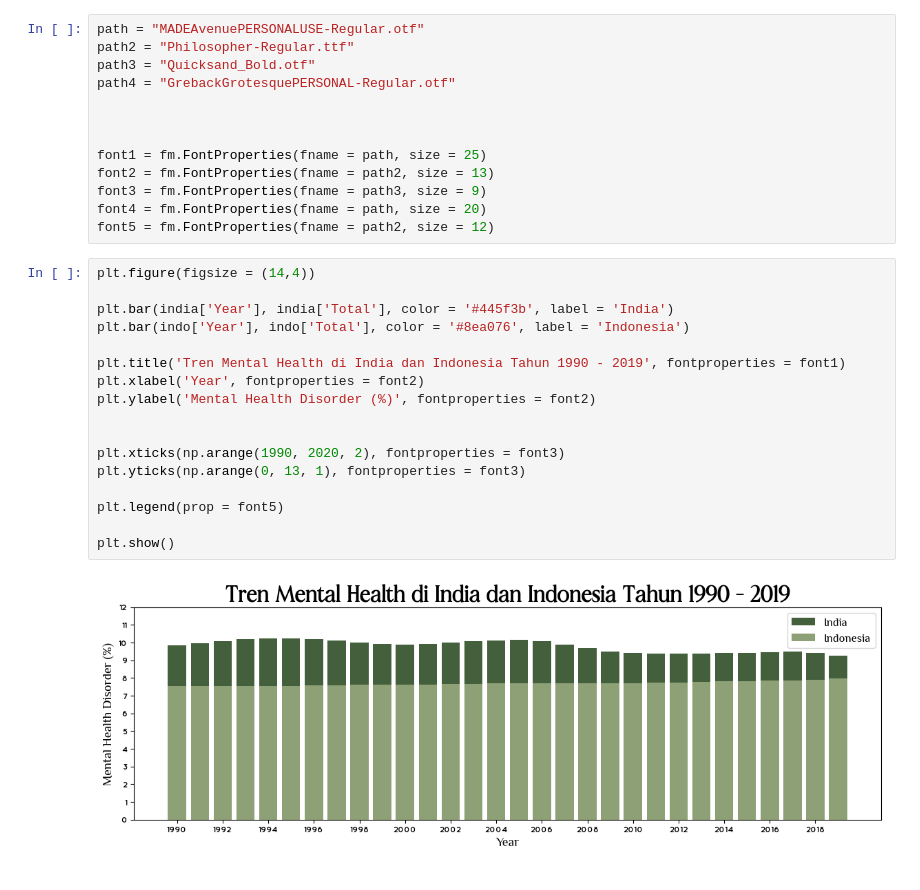
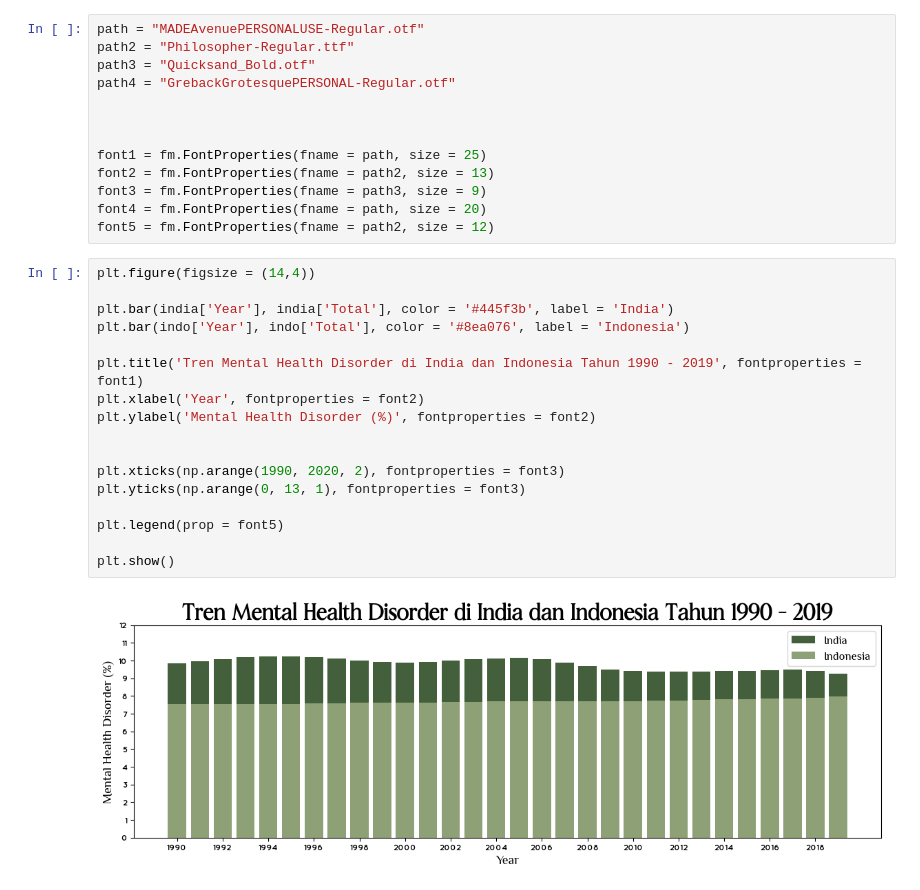
Before and after one commit to ikariyani/python-100daysChallenge, a Jupyter notebook: PROJECT/DAY 93/MENTAL HEALTH DISORDER DAY 3.ipynb, the cells around one changed output. Saved outputs shown, nothing was run; the diff lists cells and outputs as text.

Commit message:
DAY 92
CASE STUDY : Mental Health Disorder Dataset - Day 2

```diff
--- a/PROJECT/DAY 93/MENTAL HEALTH DISORDER DAY 3.ipynb
+++ b/PROJECT/DAY 93/MENTAL HEALTH DISORDER DAY 3.ipynb
@@ -271,19 +255,19 @@ font5 = fm.FontProperties(fname = path2, size = 12)
 # %%
 plt.figure(figsize = (14,4))
 
 plt.bar(india['Year'], india['Total'], color = '#445f3b', label = 'India')
 plt.bar(indo['Year'], indo['Total'], color = '#8ea076', label = 'Indonesia')
 
-plt.title('Tren Mental Health di India dan Indonesia Tahun 1990 - 2019', fontproperties = font1)
+plt.title('Tren Mental Health Disorder di India dan Indonesia Tahun 1990 - 2019', fontproperties = font1)
 plt.xlabel('Year', fontproperties = font2)
 plt.ylabel('Mental Health Disorder (%)', fontproperties = font2)
 
 
 plt.xticks(np.arange(1990, 2020, 2), fontproperties = font3)
 plt.yticks(np.arange(0, 13, 1), fontproperties = font3)
 
 plt.legend(prop = font5)
 
 plt.show()
 # %% [output]
-[figure, old version]
+[figure, new version]
```
Also changed, not shown: parts of 1 cell of this notebook, 5 other files.
